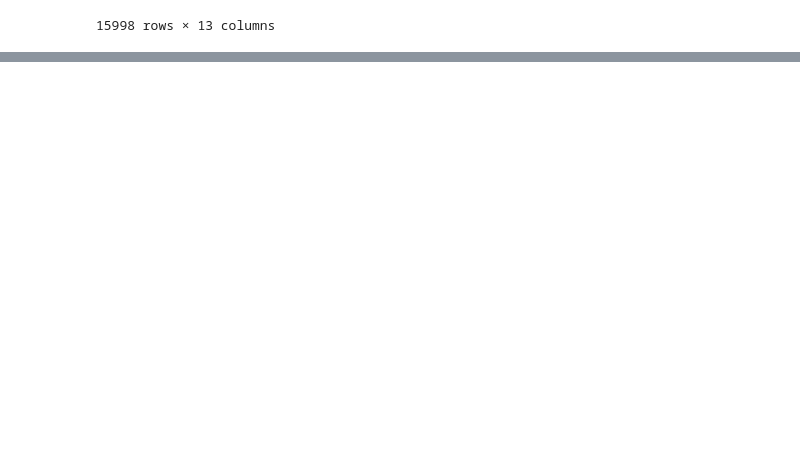
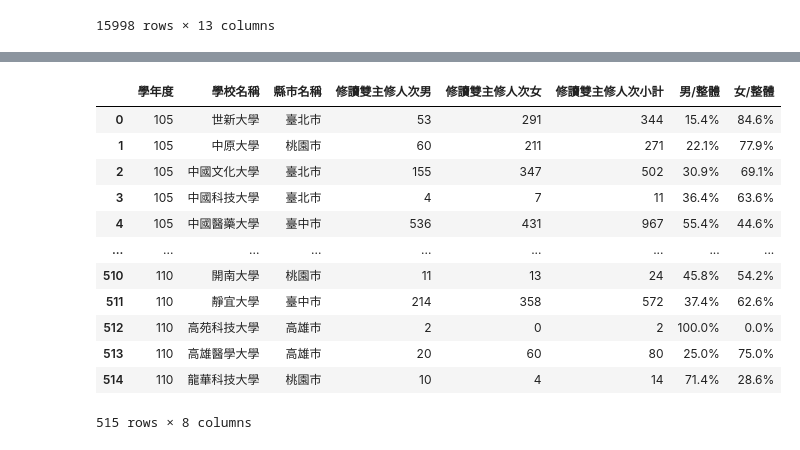
Before and after one commit to Memory-HuiYi/LAT, a Jupyter notebook: HW/HW02.ipynb, the cells around one changed output, grey strips where cells are left out. Cells and saved outputs as stored; diff of their text form; code cells hidden in the pictures; blank space fills up the shorter version.

```diff
--- a/HW/HW02.ipynb
+++ b/HW/HW02.ipynb
@@ -109,3 +64,0 @@ fig.show()
-# %%
-dfregiondoublemajor["縣市名稱"] = dfregiondoublemajor["縣市名稱"].str.replace(r"\[\d+\]", "")
-dfregiondoublemajor
@@ -144,0 +79,25 @@ fig.show()
+# %%
+df = dfregiondoublemajor[['學校名稱', '學年度', '縣市名稱', '修讀雙主修人次男', '修讀雙主修人次女', '修讀雙主修人次小計']].groupby(['學年度', '學校名稱', '縣市名稱']).sum().reset_index()
+df = df.assign(男比例 = df['修讀雙主修人次男'] / df['修讀雙主修人次小計'])
+df = df.assign(女比例 = df['修讀雙主修人次女'] / df['修讀雙主修人次小計'])
+df['男比例'] = df['男比例'].apply(lambda x: '{:.1%}'.format(x))
+df['女比例'] = df['女比例'].apply(lambda x: '{:.1%}'.format(x))
+df = df.rename(columns={'男比例': '男/整體'})
+df = df.rename(columns={'女比例': '女/整體'})
+
+collegeyearsex = df
+collegeyearsex
+# %% [output]
+|  | 學年度 | 學校名稱 | 縣市名稱 | 修讀雙主修人次男 | 修讀雙主修人次女 | 修讀雙主修人次小計 | 男/整體 | 女/整體 |
+| 0 | 105 | 世新大學 | 臺北市 | 53 | 291 | 344 | 15.4% | 84.6% |
+| 1 | 105 | 中原大學 | 桃園市 | 60 | 211 | 271 | 22.1% | 77.9% |
+| 2 | 105 | 中國文化大學 | 臺北市 | 155 | 347 | 502 | 30.9% | 69.1% |
+| 3 | 105 | 中國科技大學 | 臺北市 | 4 | 7 | 11 | 36.4% | 63.6% |
+| 4 | 105 | 中國醫藥大學 | 臺中市 | 536 | 431 | 967 | 55.4% | 44.6% |
+| ... | ... | ... | ... | ... | ... | ... | ... | ... |
+| 510 | 110 | 開南大學 | 桃園市 | 11 | 13 | 24 | 45.8% | 54.2% |
+| 511 | 110 | 靜宜大學 | 臺中市 | 214 | 358 | 572 | 37.4% | 62.6% |
+| 512 | 110 | 高苑科技大學 | 高雄市 | 2 | 0 | 2 | 100.0% | 0.0% |
+| 513 | 110 | 高雄醫學大學 | 高雄市 | 20 | 60 | 80 | 25.0% | 75.0% |
+| 514 | 110 | 龍華科技大學 | 桃園市 | 10 | 4 | 14 | 71.4% | 28.6% |
+515 rows × 8 columns
```
Also changed, not shown: parts of 13 cells of this notebook.
